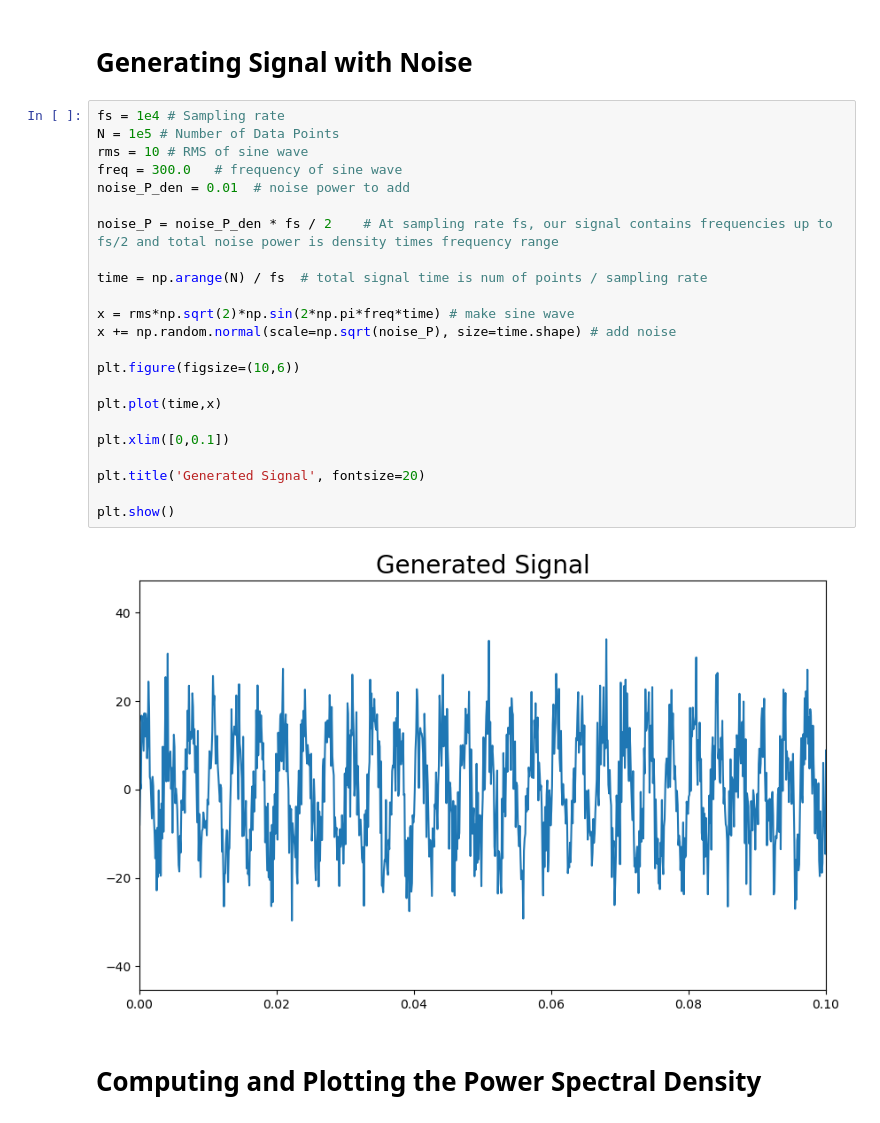
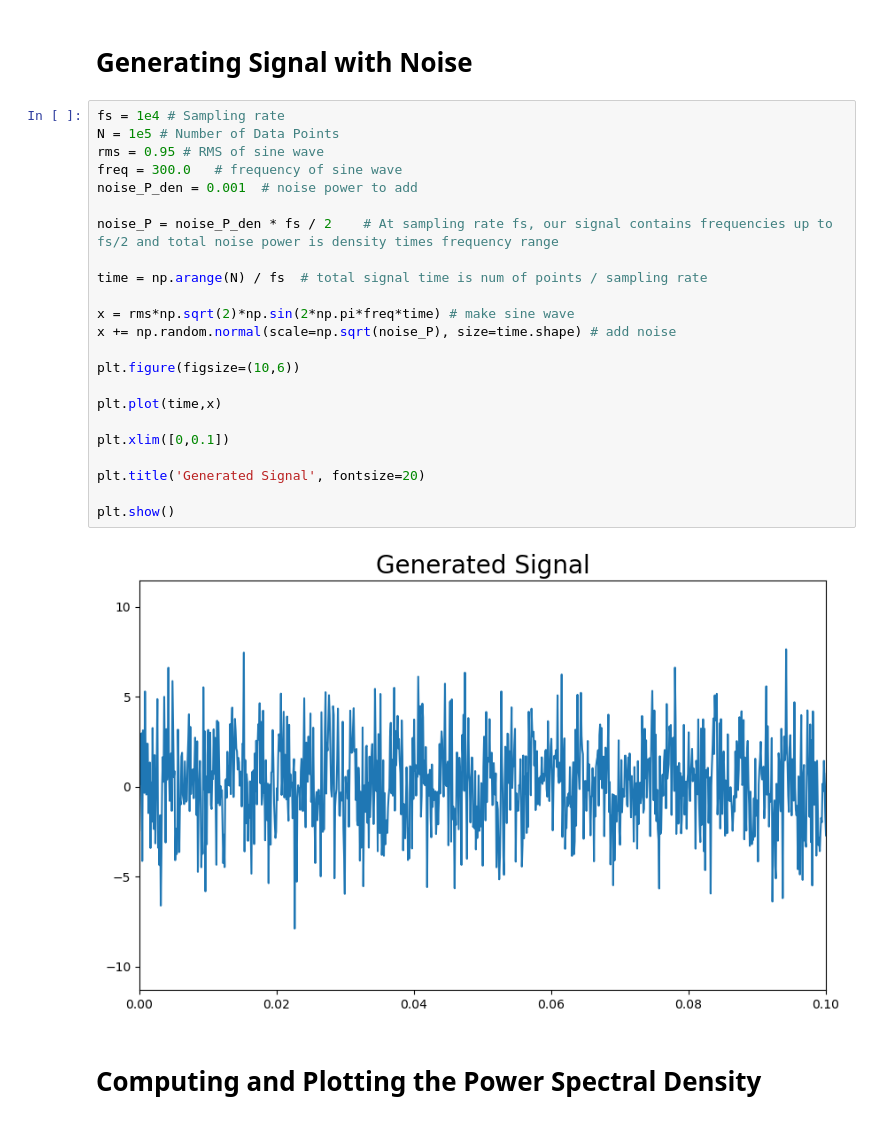
Before and after one commit to loganmachale/PHYS-309, a Jupyter notebook: PowerSpectraPHYS309_2022.ipynb, the cells around one changed output. Saved outputs shown, nothing was run; the diff lists cells and outputs as text.

```diff
--- a/PowerSpectraPHYS309_2022.ipynb
+++ b/PowerSpectraPHYS309_2022.ipynb
@@ -8,28 +8,28 @@ import math
 # %%
 fs = 1e4 # Sampling rate
 N = 1e5 # Number of Data Points
-rms = 10 # RMS of sine wave
+rms = 0.95 # RMS of sine wave
 freq = 300.0   # frequency of sine wave
-noise_P_den = 0.01  # noise power to add
+noise_P_den = 0.001  # noise power to add
 
 noise_P = noise_P_den * fs / 2    # At sampling rate fs, our signal contains frequencies up to fs/2 and total noise power is density times frequency range
 
 time = np.arange(N) / fs  # total signal time is num of points / sampling rate
 
 x = rms*np.sqrt(2)*np.sin(2*np.pi*freq*time) # make sine wave
 x += np.random.normal(scale=np.sqrt(noise_P), size=time.shape) # add noise
 
 plt.figure(figsize=(10,6))
 
 plt.plot(time,x)
 
 plt.xlim([0,0.1])
 
 plt.title('Generated Signal', fontsize=20)
 
 plt.show()
 # %% [output]
-[figure, old version]
+[figure, new version]
 # %% [markdown]
 # Computing and Plotting the Power Spectral Density
 # %%
```
Also changed, not shown: 1 other file.
